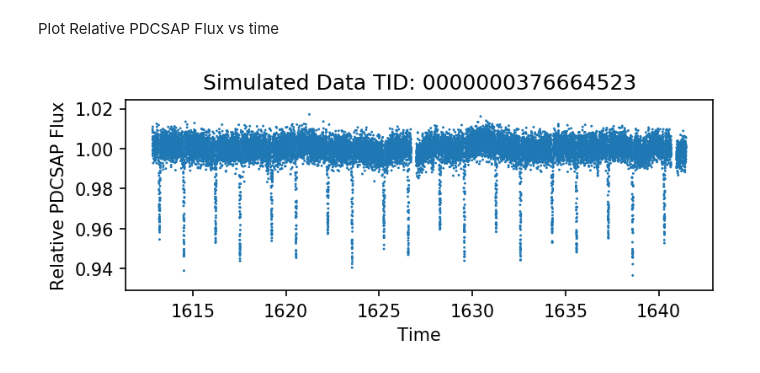
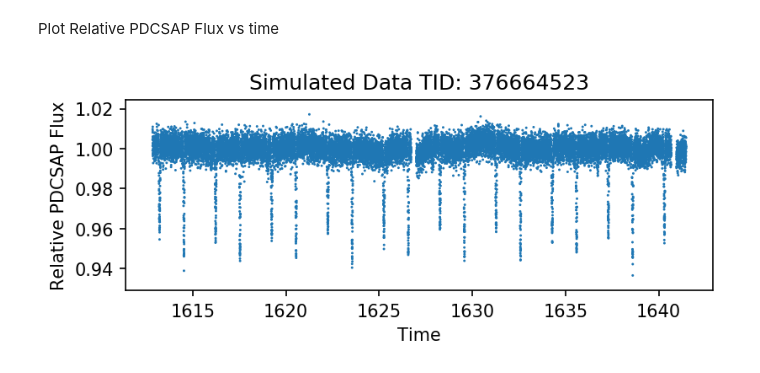
Before and after one commit to MITHaystack/scikit-dataaccess, a Jupyter notebook: skdaccess/examples/Demo_TESS_Simulated_Data.ipynb, the cells around one changed output. Cells and saved outputs as stored; diff of their text form; code cells hidden in the pictures.

Commit message:
Updated plot title

```diff
--- a/skdaccess/examples/Demo_TESS_Simulated_Data.ipynb
+++ b/skdaccess/examples/Demo_TESS_Simulated_Data.ipynb
@@ -50,8 +50,8 @@ Plot Relative PDCSAP Flux vs time
 # %%
 plt.gcf().set_size_inches(6,2);
 plt.scatter(data.loc[valid_index, 'TIME'], data.loc[valid_index, 'RELATIVE_PDCSAP_FLUX'], s=2, edgecolor='none');
 plt.xlabel('Time');
 plt.ylabel('Relative PDCSAP Flux');
-plt.title('Simulated Data TID: ' + label);
+plt.title('Simulated Data TID: ' + str(int(label)));
 # %% [output]
-[figure, old version]
+[figure, new version]
```
